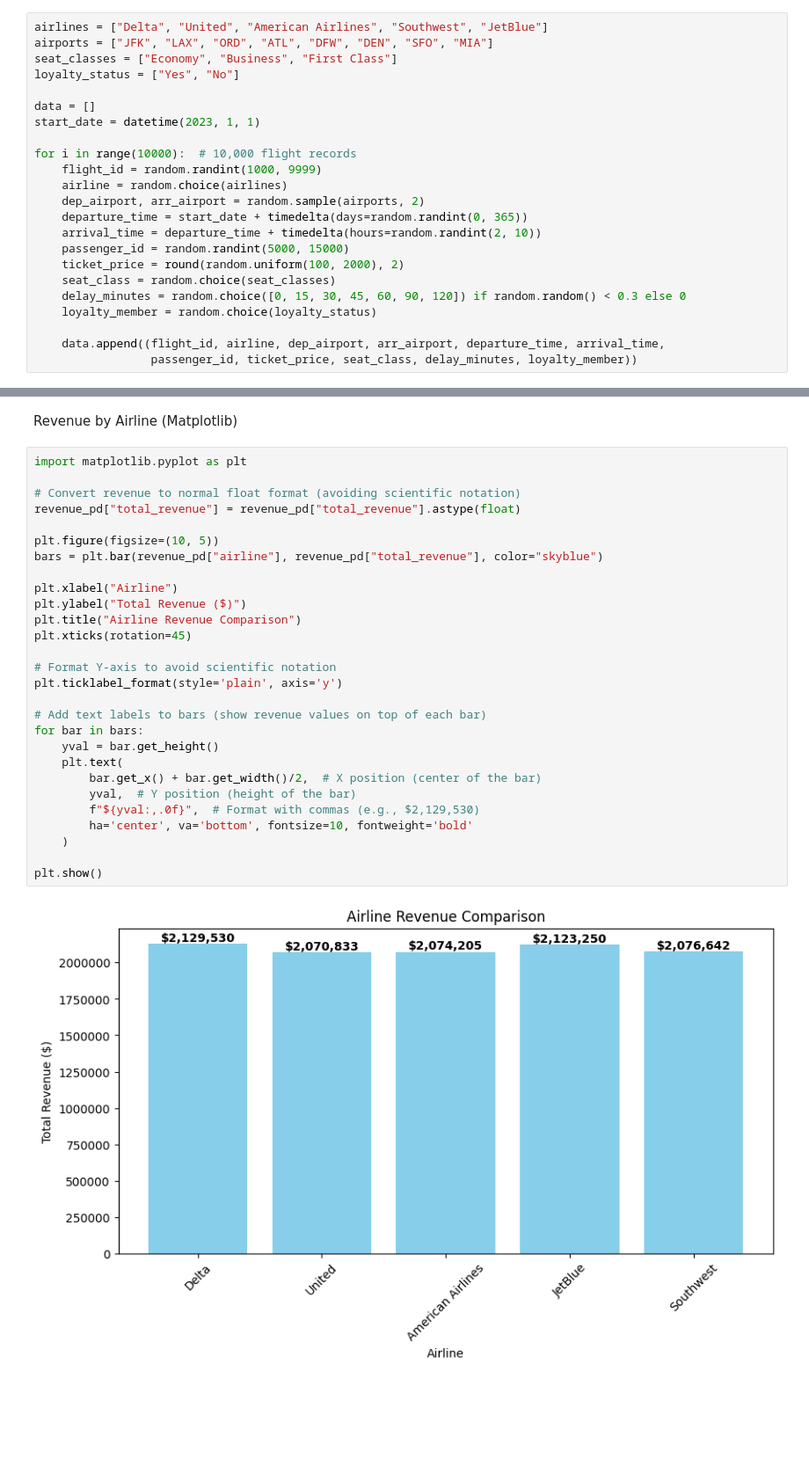
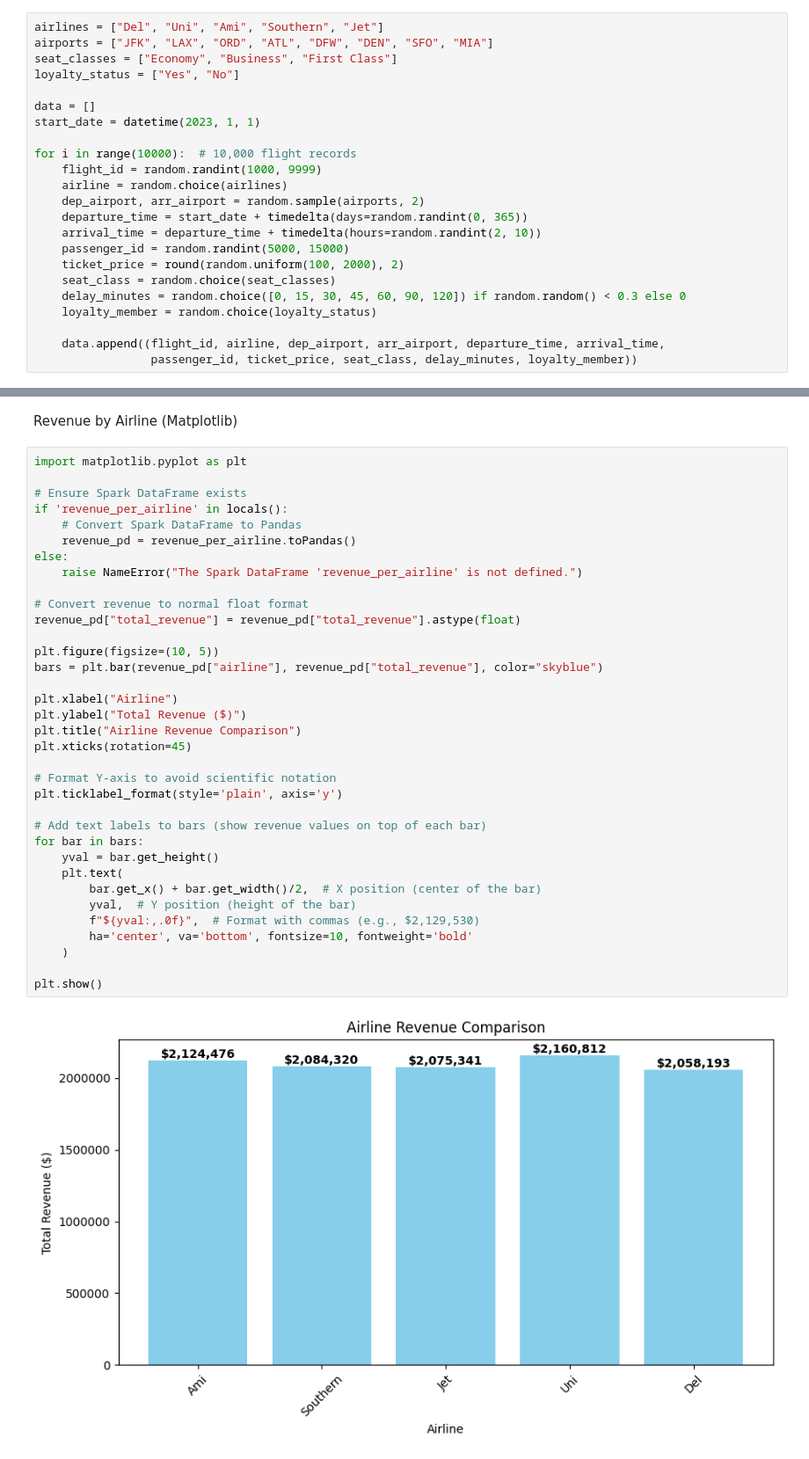
Before and after one commit to mansibora20/PySpark, a Jupyter notebook: 05_DataFrames.ipynb, the cells around one changed output, grey strips where cells are left out. Shown at 88% size. Cells and saved outputs as stored; diff of their text form; blank space fills up the shorter version.

```diff
--- a/05_DataFrames.ipynb
+++ b/05_DataFrames.ipynb
@@ -30,7 +30,7 @@ schema = StructType([
 # %% [markdown]
 Generate data
 # %%
-airlines = ["Delta", "United", "American Airlines", "Southwest", "JetBlue"]
+airlines = ["Del", "Uni", "Ami", "Southern", "Jet"]
 airports = ["JFK", "LAX", "ORD", "ATL", "DFW", "DEN", "SFO", "MIA"]
 seat_classes = ["Economy", "Business", "First Class"]
 loyalty_status = ["Yes", "No"]
@@ -232,30 +232,37 @@ Revenue by Airline (Matplotlib)
 # %%
 import matplotlib.pyplot as plt
 
-# Convert revenue to normal float format (avoiding scientific notation)
+# Ensure Spark DataFrame exists
+if 'revenue_per_airline' in locals():
+    # Convert Spark DataFrame to Pandas
+    revenue_pd = revenue_per_airline.toPandas()
+else:
+    raise NameError("The Spark DataFrame 'revenue_per_airline' is not defined.")
+
+# Convert revenue to normal float format
 revenue_pd["total_revenue"] = revenue_pd["total_revenue"].astype(float)
 
 plt.figure(figsize=(10, 5))
 bars = plt.bar(revenue_pd["airline"], revenue_pd["total_revenue"], color="skyblue")
 
 plt.xlabel("Airline")
 plt.ylabel("Total Revenue ($)")
 plt.title("Airline Revenue Comparison")
 plt.xticks(rotation=45)
 
 # Format Y-axis to avoid scientific notation
 plt.ticklabel_format(style='plain', axis='y')
 
 # Add text labels to bars (show revenue values on top of each bar)
 for bar in bars:
     yval = bar.get_height()
     plt.text(
         bar.get_x() + bar.get_width()/2,  # X position (center of the bar)
         yval,  # Y position (height of the bar)
         f"${yval:,.0f}",  # Format with commas (e.g., $2,129,530)
         ha='center', va='bottom', fontsize=10, fontweight='bold'
     )
 
 plt.show()
 # %% [output]
-[figure, old version]
+[figure, new version]
```
Also changed, not shown: parts of 7 cells of this notebook.
